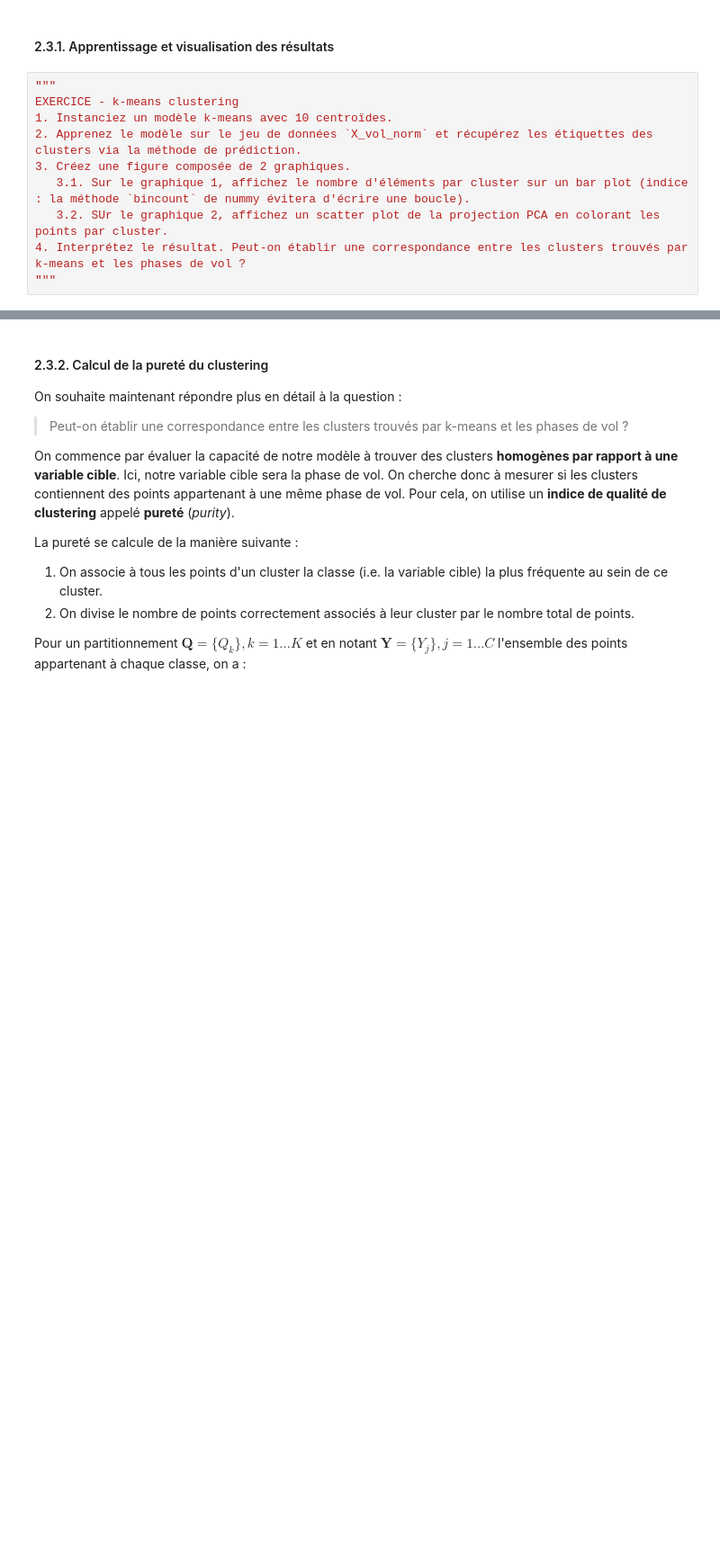
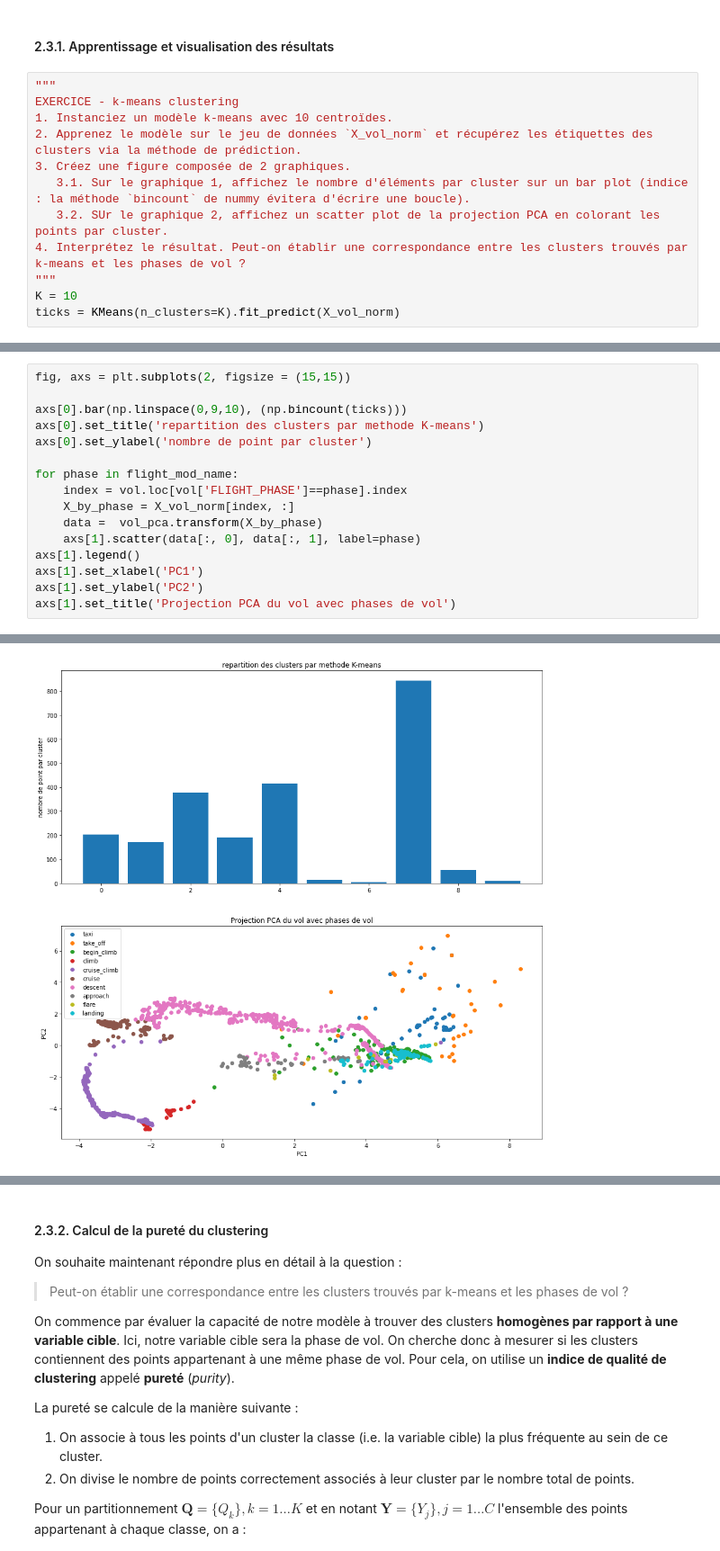
Before and after one commit to KrValentin/stats_descriptives, a Jupyter notebook: TD2/TD2.ipynb, the cells around one changed output, grey strips where cells are left out. Shown: that part at 90% size. Drawn from its saved outputs; the diff is of its cells as text; blank space fills up the shorter version.

```diff
--- a/TD2/TD2.ipynb
+++ b/TD2/TD2.ipynb
@@ -607,3 +633,5 @@ EXERCICE - k-means clustering
    3.2. SUr le graphique 2, affichez un scatter plot de la projection PCA en colorant les points par cluster.
 4. Interprétez le résultat. Peut-on établir une correspondance entre les clusters trouvés par k-means et les phases de vol ?
 """
+K = 10
+ticks = KMeans(n_clusters=K).fit_predict(X_vol_norm)
@@ -609,0 +642,17 @@ EXERCICE - k-means clustering
+# %%
+fig, axs = plt.subplots(2, figsize = (15,15))
+
+axs[0].bar(np.linspace(0,9,10), (np.bincount(ticks)))
+axs[0].set_title('repartition des clusters par methode K-means')
+axs[0].set_ylabel('nombre de point par cluster')
+
+for phase in flight_mod_name:
+    index = vol.loc[vol['FLIGHT_PHASE']==phase].index
+    X_by_phase = X_vol_norm[index, :]
+    data =  vol_pca.transform(X_by_phase)
+    axs[1].scatter(data[:, 0], data[:, 1], label=phase)
+axs[1].legend()
+axs[1].set_xlabel('PC1')
+axs[1].set_ylabel('PC2')
+axs[1].set_title('Projection PCA du vol avec phases de vol')
+# %% [output]
@@ -609,0 +660 @@ EXERCICE - k-means clustering
+[figure, added]
```
Also changed, not shown: parts of 16 cells of this notebook.
